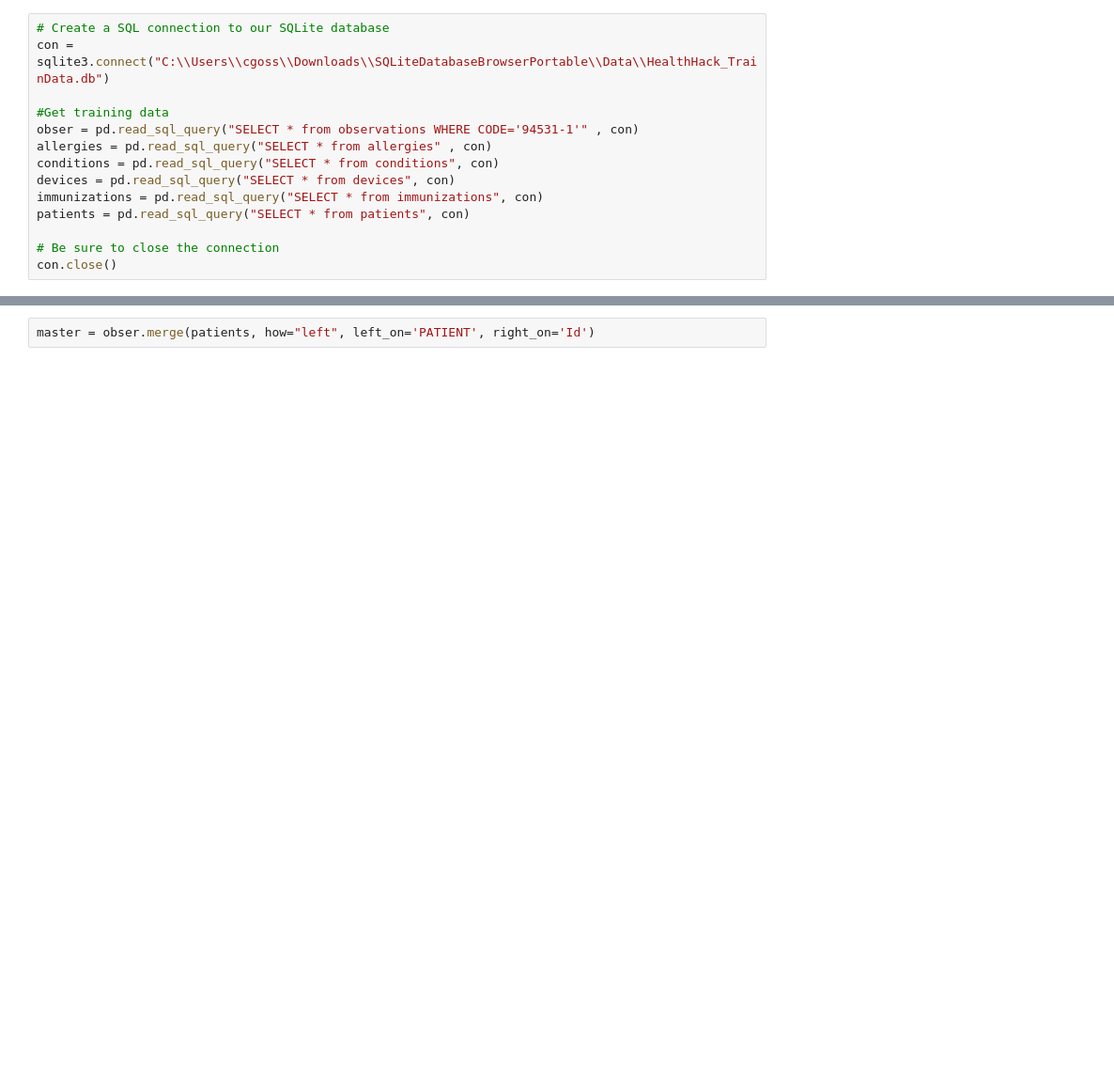
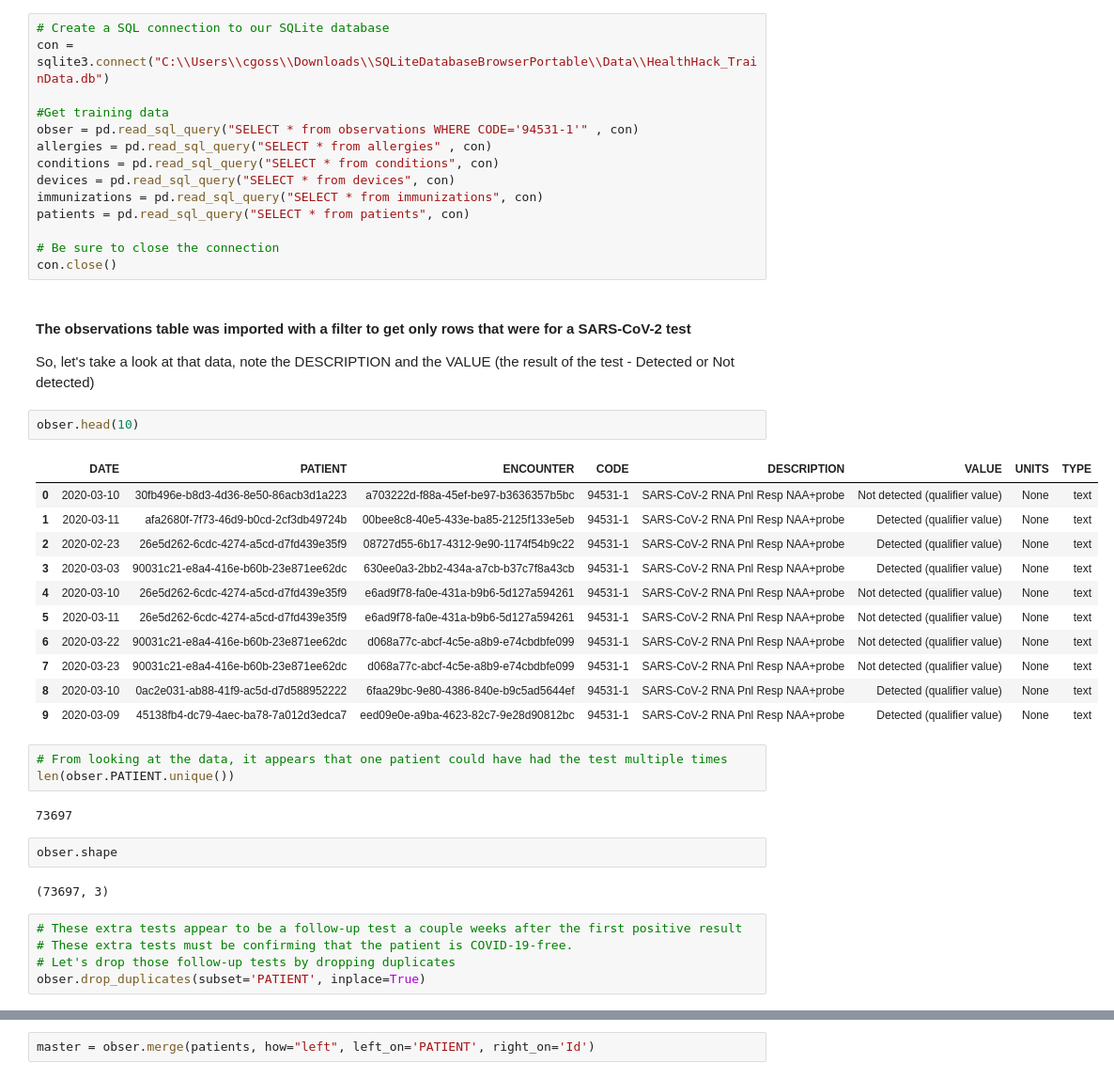
Before and after one commit to cindygo4it/HealthHackathon-COVID-19-MA, a Jupyter notebook: HealthHack_COVID19.ipynb, the cells around one changed output, grey strips where cells are left out. Shown at 94% size. Saved outputs shown, nothing was run; the diff lists cells and outputs as text; blank space fills up the shorter version.

```diff
--- a/HealthHack_COVID19.ipynb
+++ b/HealthHack_COVID19.ipynb
@@ -20,3 +43,35 @@ patients = pd.read_sql_query("SELECT * from patients", con)
 
 # Be sure to close the connection
 con.close()
+# %% [markdown]
+#### The observations table was imported with a filter to get only rows that were for a SARS-CoV-2 test
+
+So, let's take a look at that data, note the DESCRIPTION and the VALUE (the result of the test - Detected or Not detected)
+# %%
+obser.head(10)
+# %% [output]
+|  | DATE | PATIENT | ENCOUNTER | CODE | DESCRIPTION | VALUE | UNITS | TYPE |
+| 0 | 2020-03-10 | 30fb496e-b8d3-4d36-8e50-86acb3d1a223 | a703222d-f88a-45ef-be97-b3636357b5bc | 94531-1 | SARS-CoV-2 RNA Pnl Resp NAA+probe | Not detected (qualifier value) | None | text |
+| 1 | 2020-03-11 | afa2680f-7f73-46d9-b0cd-2cf3db49724b | 00bee8c8-40e5-433e-ba85-2125f133e5eb | 94531-1 | SARS-CoV-2 RNA Pnl Resp NAA+probe | Detected (qualifier value) | None | text |
+| 2 | 2020-02-23 | 26e5d262-6cdc-4274-a5cd-d7fd439e35f9 | 08727d55-6b17-4312-9e90-1174f54b9c22 | 94531-1 | SARS-CoV-2 RNA Pnl Resp NAA+probe | Detected (qualifier value) | None | text |
+| 3 | 2020-03-03 | 90031c21-e8a4-416e-b60b-23e871ee62dc | 630ee0a3-2bb2-434a-a7cb-b37c7f8a43cb | 94531-1 | SARS-CoV-2 RNA Pnl Resp NAA+probe | Detected (qualifier value) | None | text |
+| 4 | 2020-03-10 | 26e5d262-6cdc-4274-a5cd-d7fd439e35f9 | e6ad9f78-fa0e-431a-b9b6-5d127a594261 | 94531-1 | SARS-CoV-2 RNA Pnl Resp NAA+probe | Not detected (qualifier value) | None | text |
+| 5 | 2020-03-11 | 26e5d262-6cdc-4274-a5cd-d7fd439e35f9 | e6ad9f78-fa0e-431a-b9b6-5d127a594261 | 94531-1 | SARS-CoV-2 RNA Pnl Resp NAA+probe | Not detected (qualifier value) | None | text |
+| 6 | 2020-03-22 | 90031c21-e8a4-416e-b60b-23e871ee62dc | d068a77c-abcf-4c5e-a8b9-e74cbdbfe099 | 94531-1 | SARS-CoV-2 RNA Pnl Resp NAA+probe | Not detected (qualifier value) | None | text |
+| 7 | 2020-03-23 | 90031c21-e8a4-416e-b60b-23e871ee62dc | d068a77c-abcf-4c5e-a8b9-e74cbdbfe099 | 94531-1 | SARS-CoV-2 RNA Pnl Resp NAA+probe | Not detected (qualifier value) | None | text |
+| 8 | 2020-03-10 | 0ac2e031-ab88-41f9-ac5d-d7d588952222 | 6faa29bc-9e80-4386-840e-b9c5ad5644ef | 94531-1 | SARS-CoV-2 RNA Pnl Resp NAA+probe | Detected (qualifier value) | None | text |
+| 9 | 2020-03-09 | 45138fb4-dc79-4aec-ba78-7a012d3edca7 | eed09e0e-a9ba-4623-82c7-9e28d90812bc | 94531-1 | SARS-CoV-2 RNA Pnl Resp NAA+probe | Detected (qualifier value) | None | text |
+# %%
+# From looking at the data, it appears that one patient could have had the test multiple times
+len(obser.PATIENT.unique())
+# %% [output]
+73697
+# %%
+obser.shape
+# %% [output]
+(73697, 3)
+# %%
+# These extra tests appear to be a follow-up test a couple weeks after the first positive result
+# These extra tests must be confirming that the patient is COVID-19-free.
+# Let's drop those follow-up tests by dropping duplicates
+obser.drop_duplicates(subset='PATIENT', inplace=True)
```
Also changed, not shown: parts of 89 cells of this notebook.
